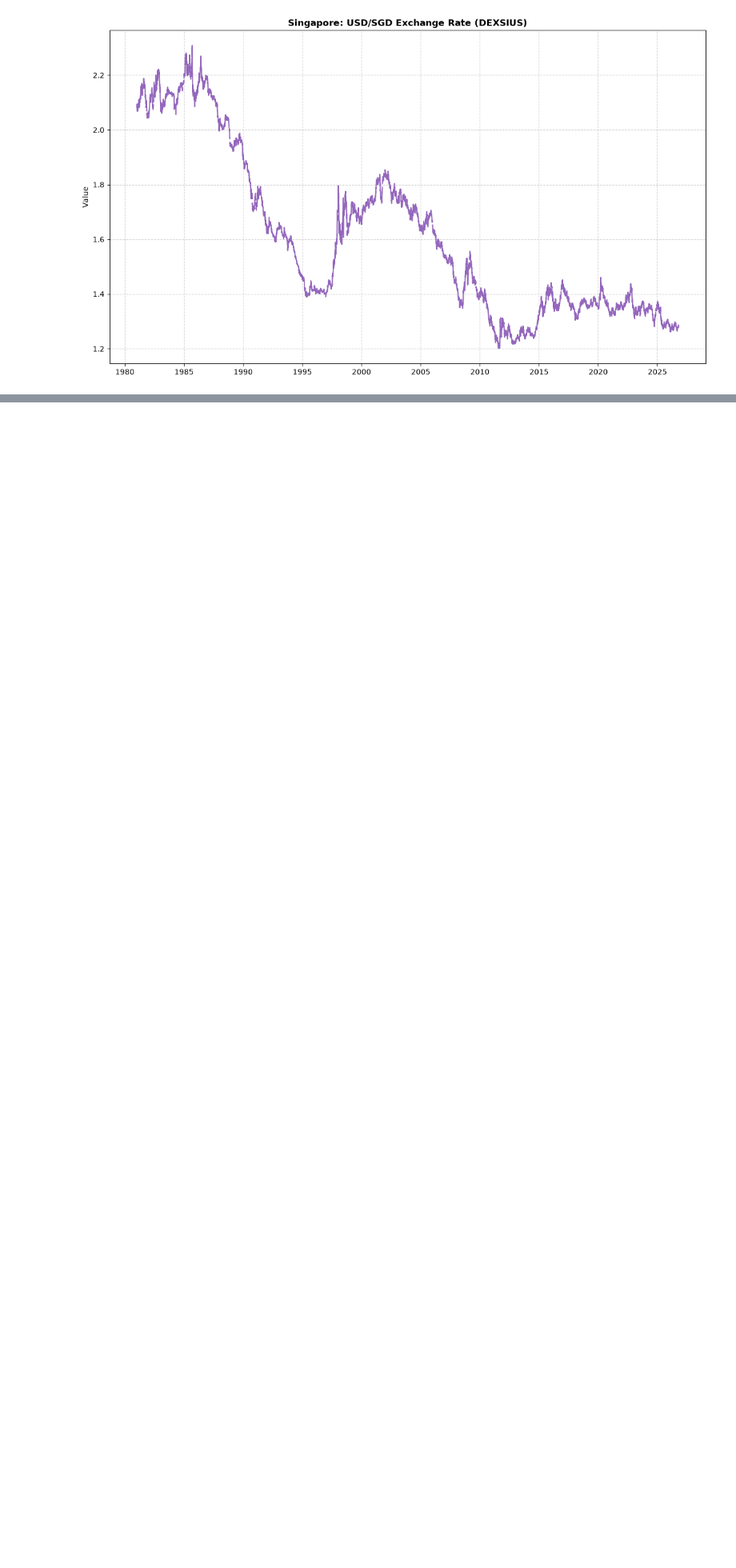
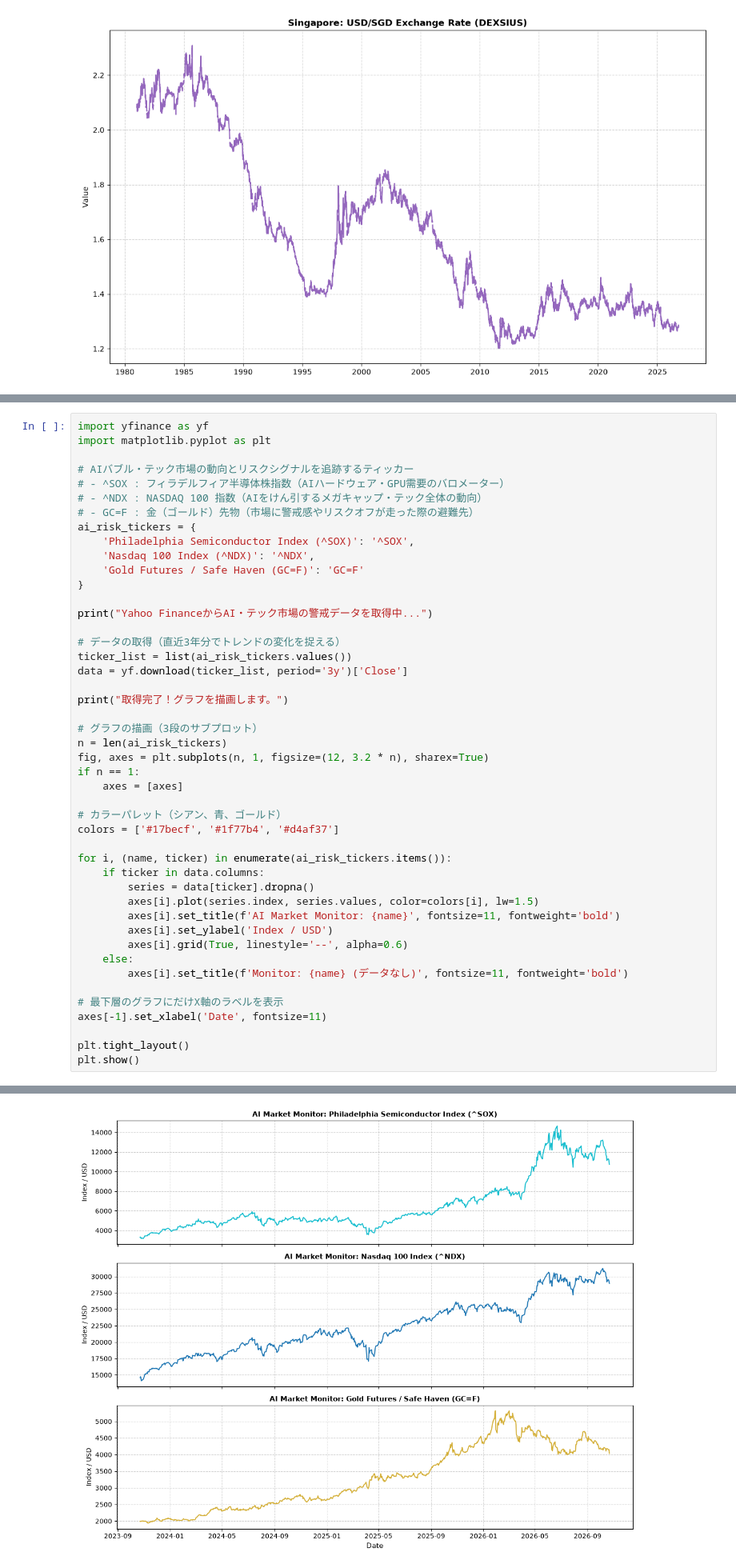
Before and after one commit to mrsmmori1234/notebooks_rep, a Jupyter notebook: notebooks/macro_data_plot.ipynb, the cells around one changed output, grey strips where cells are left out. Shown at 80% size. Saved outputs shown, nothing was run; the diff lists cells and outputs as text; blank space fills up the shorter version.

```diff
--- a/notebooks/macro_data_plot.ipynb
+++ b/notebooks/macro_data_plot.ipynb
@@ -105,0 +217,47 @@ APIキーを読み込みました。シンガポールのデータを取得中..
+# %%
+import yfinance as yf
+import matplotlib.pyplot as plt
+
+# AIバブル・テック市場の動向とリスクシグナルを追跡するティッカー
+# - ^SOX : フィラデルフィア半導体株指数（AIハードウェア・GPU需要のバロメーター）
+# - ^NDX : NASDAQ 100 指数（AIをけん引するメガキャップ・テック全体の動向）
+# - GC=F : 金（ゴールド）先物（市場に警戒感やリスクオフが走った際の避難先）
+ai_risk_tickers = {
+    'Philadelphia Semiconductor Index (^SOX)': '^SOX',
+    'Nasdaq 100 Index (^NDX)': '^NDX',
+    'Gold Futures / Safe Haven (GC=F)': 'GC=F'
+}
+
+print("Yahoo FinanceからAI・テック市場の警戒データを取得中...")
+
+# データの取得（直近3年分でトレンドの変化を捉える）
+ticker_list = list(ai_risk_tickers.values())
+data = yf.download(ticker_list, period='3y')['Close']
+
+print("取得完了！グラフを描画します。")
+
+# グラフの描画（3段のサブプロット）
+n = len(ai_risk_tickers)
+fig, axes = plt.subplots(n, 1, figsize=(12, 3.2 * n), sharex=True)
+if n == 1:
+    axes = [axes]
+
+# カラーパレット（シアン、青、ゴールド）
+colors = ['#17becf', '#1f77b4', '#d4af37']
+
+for i, (name, ticker) in enumerate(ai_risk_tickers.items()):
+    if ticker in data.columns:
+        series = data[ticker].dropna()
+        axes[i].plot(series.index, series.values, color=colors[i], lw=1.5)
+        axes[i].set_title(f'AI Market Monitor: {name}', fontsize=11, fontweight='bold')
+        axes[i].set_ylabel('Index / USD')
+        axes[i].grid(True, linestyle='--', alpha=0.6)
+    else:
+        axes[i].set_title(f'Monitor: {name} (データなし)', fontsize=11, fontweight='bold')
+
+# 最下層のグラフにだけX軸のラベルを表示
+axes[-1].set_xlabel('Date', fontsize=11)
+
+plt.tight_layout()
+plt.show()
+# %% [output]
@@ -105,0 +268 @@ APIキーを読み込みました。シンガポールのデータを取得中..
+[figure, added]
```
Also changed, not shown: parts of 5 cells of this notebook, 3 other files.
